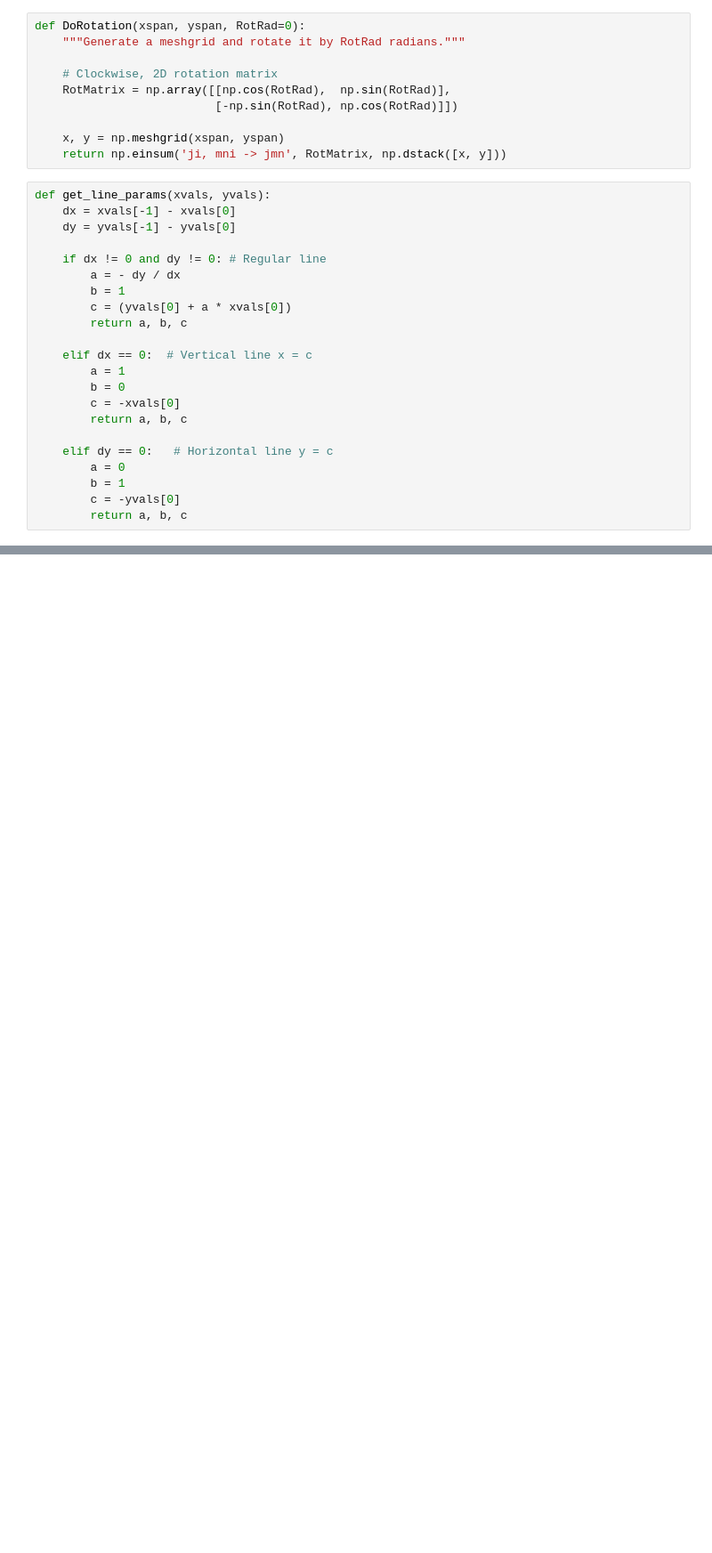
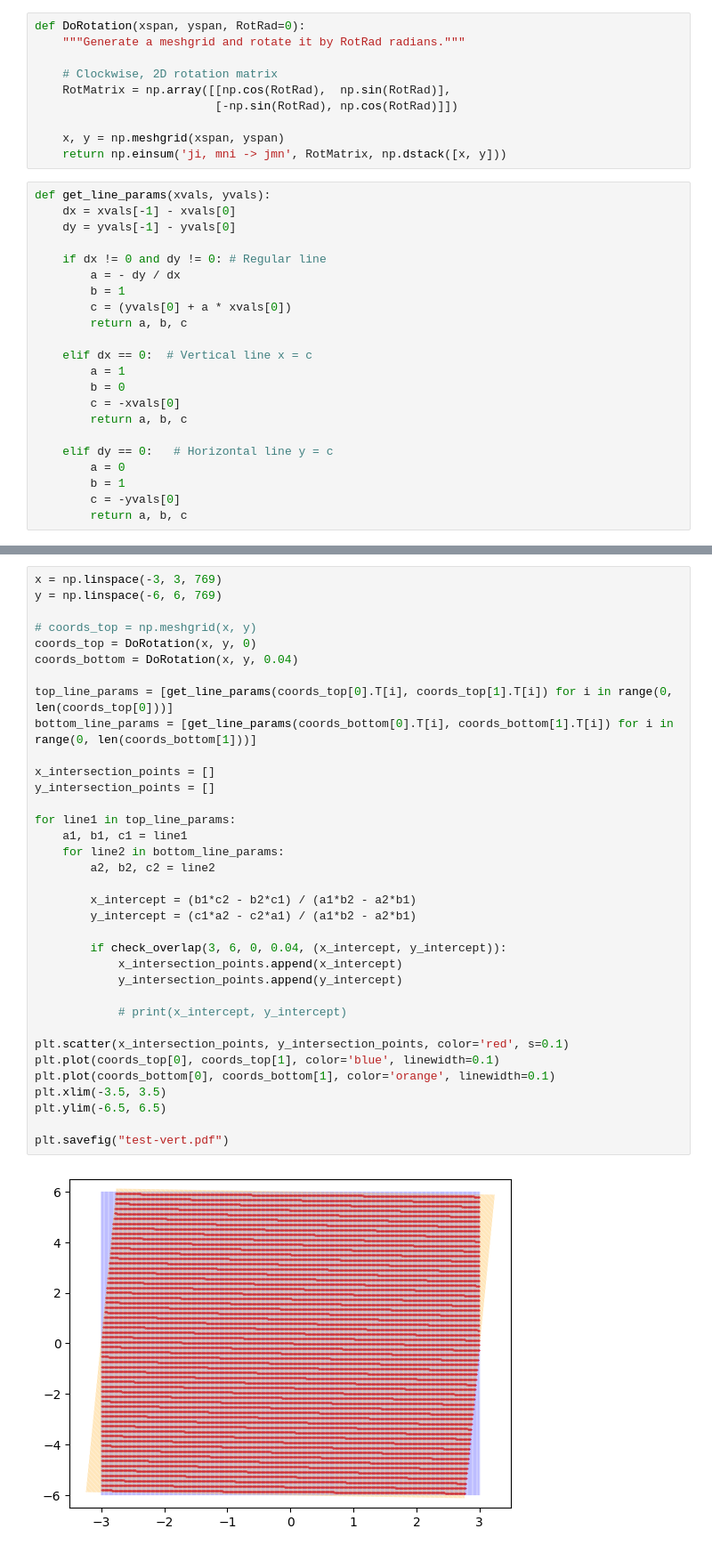
Before and after one commit to benw22022/HitsHaunter, a Jupyter notebook: HitsHaunter/source/test.ipynb, the cells around one changed output, grey strips where cells are left out. Shown: that part at 89% size. Saved outputs shown, nothing was run; the diff lists cells and outputs as text; blank space fills up the shorter version.

```diff
--- a/HitsHaunter/source/test.ipynb
+++ b/HitsHaunter/source/test.ipynb
@@ -171,0 +241,37 @@ plt.savefig("test.pdf")
+# %%
+x = np.linspace(-3, 3, 769)
+y = np.linspace(-6, 6, 769)
+
+# coords_top = np.meshgrid(x, y)
+coords_top = DoRotation(x, y, 0)
+coords_bottom = DoRotation(x, y, 0.04)
+
+top_line_params = [get_line_params(coords_top[0].T[i], coords_top[1].T[i]) for i in range(0, len(coords_top[0]))]
+bottom_line_params = [get_line_params(coords_bottom[0].T[i], coords_bottom[1].T[i]) for i in range(0, len(coords_bottom[1]))]
+
+x_intersection_points = []
+y_intersection_points = []
+
+for line1 in top_line_params:
+    a1, b1, c1 = line1
+    for line2 in bottom_line_params:
+        a2, b2, c2 = line2
+
+        x_intercept = (b1*c2 - b2*c1) / (a1*b2 - a2*b1)
+        y_intercept = (c1*a2 - c2*a1) / (a1*b2 - a2*b1)
+
+        if check_overlap(3, 6, 0, 0.04, (x_intercept, y_intercept)):
+            x_intersection_points.append(x_intercept)
+            y_intersection_points.append(y_intercept)
+
+            # print(x_intercept, y_intercept)
+
+plt.scatter(x_intersection_points, y_intersection_points, color='red', s=0.1)
+plt.plot(coords_top[0], coords_top[1], color='blue', linewidth=0.1)
+plt.plot(coords_bottom[0], coords_bottom[1], color='orange', linewidth=0.1)
+plt.xlim(-3.5, 3.5)
+plt.ylim(-6.5, 6.5)
+
+plt.savefig("test-vert.pdf")
+# %% [output]
+[figure, added]
```
Also changed, not shown: parts of 3 cells of this notebook.
